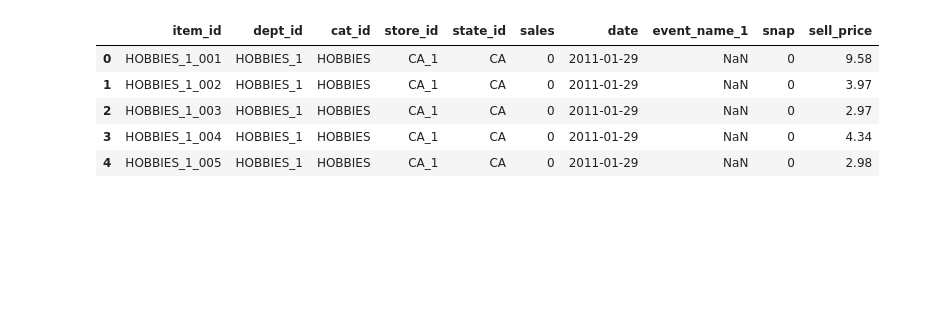
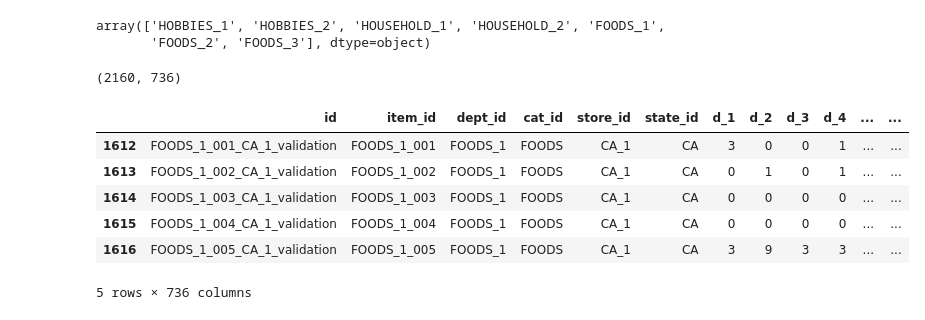
Before and after one commit to Maaz2404/SalesForecasting, a Jupyter notebook: src/notebooks/test.ipynb, the cells around one changed output. Drawn from its saved outputs; the diff is of its cells as text; code cells hidden in the pictures; blank space fills up the shorter version.

```diff
--- a/src/notebooks/test.ipynb
+++ b/src/notebooks/test.ipynb
@@ -76,10 +4,35 @@ t['sell_price'] = t.groupby(['store_id', 'item_id'])['sell_price'].bfill()
-# %%
-t.drop(columns=[ 'id', 'wm_yr_wk','d'], inplace=True)
-t.head()
-# %% [output]
-|  | item_id | dept_id | cat_id | store_id | state_id | sales | date | event_name_1 | snap | sell_price |
-| 0 | HOBBIES_1_001 | HOBBIES_1 | HOBBIES | CA_1 | CA | 0 | 2011-01-29 | NaN | 0 | 9.58 |
-| 1 | HOBBIES_1_002 | HOBBIES_1 | HOBBIES | CA_1 | CA | 0 | 2011-01-29 | NaN | 0 | 3.97 |
-| 2 | HOBBIES_1_003 | HOBBIES_1 | HOBBIES | CA_1 | CA | 0 | 2011-01-29 | NaN | 0 | 2.97 |
-| 3 | HOBBIES_1_004 | HOBBIES_1 | HOBBIES | CA_1 | CA | 0 | 2011-01-29 | NaN | 0 | 4.34 |
-| 4 | HOBBIES_1_005 | HOBBIES_1 | HOBBIES | CA_1 | CA | 0 | 2011-01-29 | NaN | 0 | 2.98 |
+# %%
+calendar = pd.read_csv('../data/calendar.csv')
+sales = pd.read_csv('../data/sales_train_validation.csv')
+sell_prices = pd.read_csv('../data/sell_prices.csv')
+# %%
+sales['dept_id'].unique()
+# %% [output]
+array(['HOBBIES_1', 'HOBBIES_2', 'HOUSEHOLD_1', 'HOUSEHOLD_2', 'FOODS_1',
+       'FOODS_2', 'FOODS_3'], dtype=object)
+# %%
+# Load raw CSVs
+
+
+# Filter sales to only FOOD_1 department
+sales = sales[sales['dept_id'] == 'FOODS_1']
+
+# Keep only first 730 day columns (d_1 to d_730)
+day_cols = [col for col in sales.columns if col.startswith('d_')]
+day_cols_2yrs = day_cols[:730]
+id_cols = ['id', 'item_id', 'dept_id', 'cat_id', 'store_id', 'state_id']
+sales = sales[id_cols + day_cols_2yrs]
+
+sales.shape
+# %% [output]
+(2160, 736)
+# %%
+sales.head()
+# %% [output]
+|  | id | item_id | dept_id | cat_id | store_id | state_id | d_1 | d_2 | d_3 | d_4 | ... | ... |
+| 1612 | FOODS_1_001_CA_1_validation | FOODS_1_001 | FOODS_1 | FOODS | CA_1 | CA | 3 | 0 | 0 | 1 | ... | ... |
+| 1613 | FOODS_1_002_CA_1_validation | FOODS_1_002 | FOODS_1 | FOODS | CA_1 | CA | 0 | 1 | 0 | 1 | ... | ... |
+| 1614 | FOODS_1_003_CA_1_validation | FOODS_1_003 | FOODS_1 | FOODS | CA_1 | CA | 0 | 0 | 0 | 0 | ... | ... |
+| 1615 | FOODS_1_004_CA_1_validation | FOODS_1_004 | FOODS_1 | FOODS | CA_1 | CA | 0 | 0 | 0 | 0 | ... | ... |
+| 1616 | FOODS_1_005_CA_1_validation | FOODS_1_005 | FOODS_1 | FOODS | CA_1 | CA | 3 | 9 | 3 | 3 | ... | ... |
+5 rows × 736 columns
```
Also changed, not shown: parts of 34 cells of this notebook, 4 other files.
